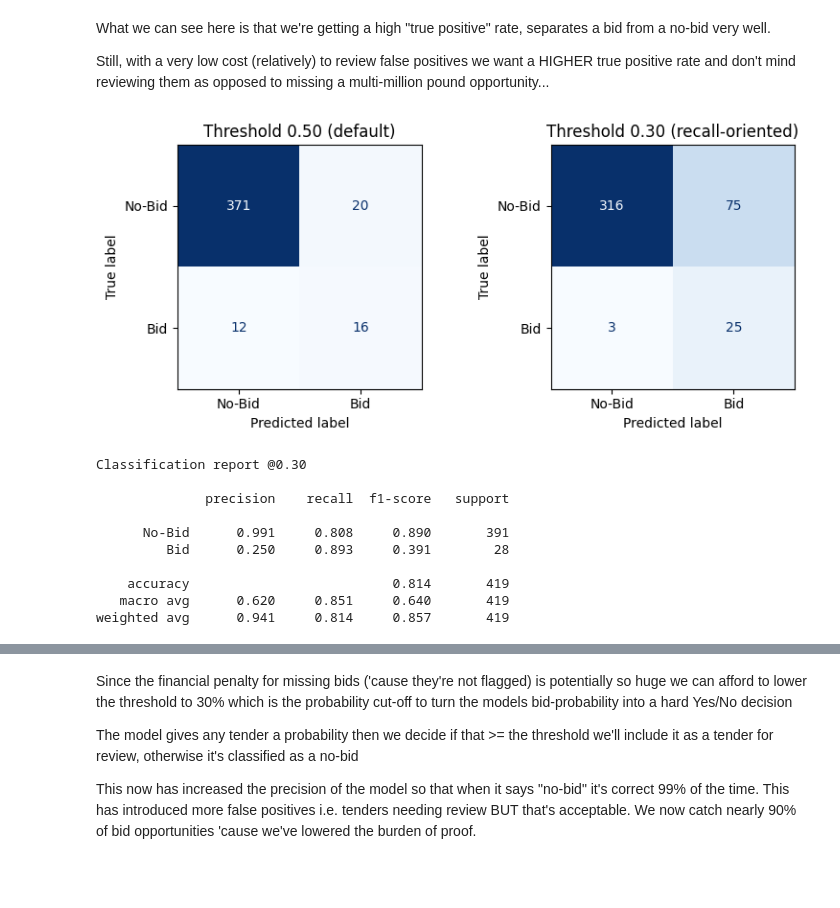
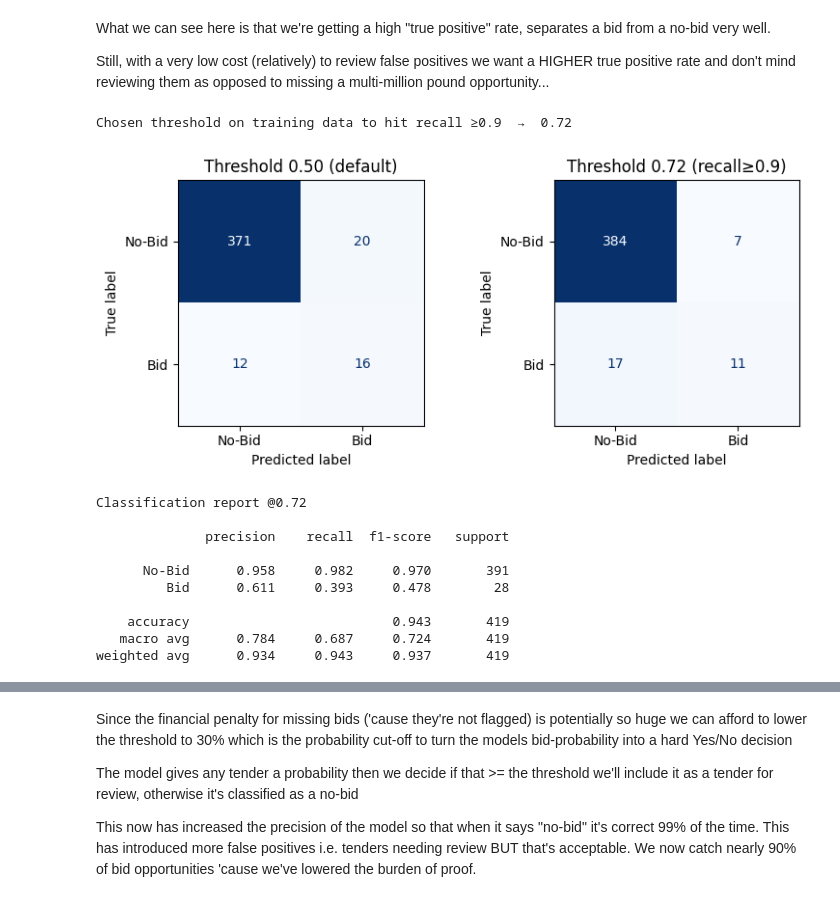
Before and after one commit to robertsweetman/module_2, a Jupyter notebook: python/etenders.ipynb, the cells around one changed output, grey strips where cells are left out. Drawn from its saved outputs; the diff is of its cells as text; code cells hidden in the pictures; blank space fills up the shorter version.

Commit message:
fix testing to use training data, not test

```diff
--- a/python/etenders.ipynb
+++ b/python/etenders.ipynb
@@ -527,41 +527,61 @@ What we can see here is that we're getting a high "true positive" rate, separate
 
 Still, with a very low cost (relatively) to review false positives we want a HIGHER true positive rate and don't mind reviewing them as opposed to missing a multi-million pound opportunity...
 # %%
-from sklearn.metrics import ConfusionMatrixDisplay, classification_report, confusion_matrix
+from sklearn.metrics import (ConfusionMatrixDisplay,
+                             classification_report,
+                             precision_recall_curve)
 import matplotlib.pyplot as plt
 import numpy as np
 
-# --- original 0.50 threshold ---------------------------------
-y_pred_50 = pipe.predict(X_test)                 # scikit-learn default (0.5)
+# -------------------------------------------------------------
+# 1️⃣ decide the threshold on TRAINING data (no test leakage)
+# -------------------------------------------------------------
+proba_train = pipe.predict_proba(X_train)[:, 1]
+prec, rec, thr = precision_recall_curve(y_train, proba_train)
 
-# --- new 0.30 threshold -------------------------------------
-proba      = pipe.predict_proba(X_test)[:, 1]     # P(bid)
-y_pred_30  = (proba >= 0.30).astype(int)
+target_recall = 0.90                               # ← business requirement
+thr_candidates = thr[rec[:-1] >= target_recall]    # len(thr) = len(rec) - 1
+best_thr = thr_candidates.max() if len(thr_candidates) else 0.50
+print(f"Chosen threshold on training data to hit "
+      f"recall ≥{target_recall}  →  {best_thr:.2f}")
 
-# --- plot side-by-side --------------------------------------
-fig, axes = plt.subplots(1, 2, figsize=(8,3.5))
+# -------------------------------------------------------------
+# 2️⃣ evaluate on the untouched TEST set
+# -------------------------------------------------------------
+proba_test  = pipe.predict_proba(X_test)[:, 1]
+y_pred_50   = pipe.predict(X_test)                    # default 0.50
+y_pred_best = (proba_test >= best_thr).astype(int)    # chosen thr
+
+# -------------------------------------------------------------
+# 3️⃣ side-by-side confusion matrices
+# -------------------------------------------------------------
+fig, axes = plt.subplots(1, 2, figsize=(8, 3.5))
 for ax, yhat, title in zip(
         axes,
-        [y_pred_50, y_pred_30],
-        ["Threshold 0.50 (default)", "Threshold 0.30 (recall-oriented)"]):
+        [y_pred_50, y_pred_best],
+        [f"Threshold 0.50 (default)",
+         f"Threshold {best_thr:.2f} (recall≥{target_recall})"]):
     ConfusionMatrixDisplay.from_predictions(
         y_test, yhat, display_labels=["No-Bid", "Bid"],
         cmap="Blues", colorbar=False, ax=ax)
     ax.set_title(title)
+
 plt.tight_layout()
 plt.show()
 
-print("Classification report @0.30\n")
-print(classification_report(y_test, y_pred_30, target_names=["No-Bid", "Bid"], digits=3))
+print(f"Classification report @{best_thr:.2f}\n")
+print(classification_report(y_test, y_pred_best,
+                            target_names=["No-Bid", "Bid"], digits=3))
 # %% [output]
+Chosen threshold on training data to hit recall ≥0.9  →  0.72
-[figure, old version]
+[figure, new version]
-Classification report @0.30
-
-              precision    recall  f1-score   support
-
-      No-Bid      0.991     0.808     0.890       391
-         Bid      0.250     0.893     0.391        28
-
-    accuracy                          0.814       419
-   macro avg      0.620     0.851     0.640       419
-weighted avg      0.941     0.814     0.857       419
+Classification report @0.72
+
+              precision    recall  f1-score   support
+
+      No-Bid      0.958     0.982     0.970       391
+         Bid      0.611     0.393     0.478        28
+
+    accuracy                          0.943       419
+   macro avg      0.784     0.687     0.724       419
+weighted avg      0.934     0.943     0.937       419
```
Also changed, not shown: parts of 3 cells of this notebook.
